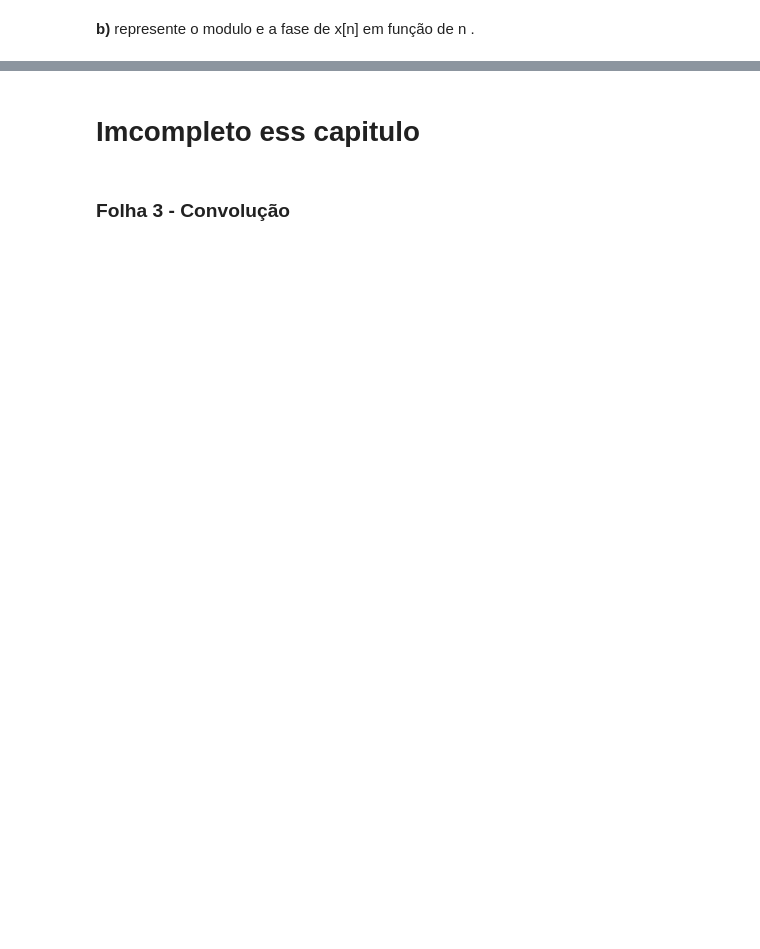
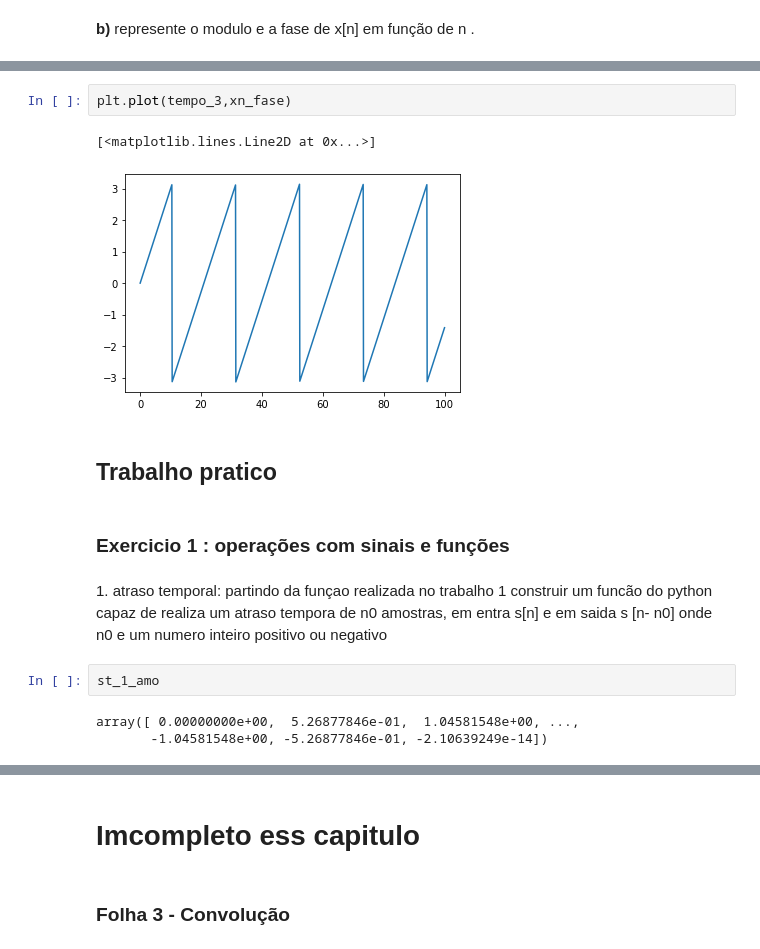
Before and after one commit to bosshentai/Processing-signal, a Jupyter notebook: python/Sistemasesinais.ipynb, the cells around one changed output, grey strips where cells are left out. Saved outputs shown, nothing was run; the diff lists cells and outputs as text; blank space fills up the shorter version.

```diff
--- a/python/Sistemasesinais.ipynb
+++ b/python/Sistemasesinais.ipynb
@@ -299,0 +297,16 @@ array([0.        , 0.33333333, 0.66666667, 1.        , 1.33333333,
+# %%
+plt.plot(tempo_3,xn_fase)
+# %% [output]
+[<matplotlib.lines.Line2D at 0x...>]
+[figure, added]
+# %% [markdown]
+<h2><strong> Trabalho pratico </strong></h2>
+# %% [markdown]
+<h3> <strong> Exercicio 1 : </strong> operações com sinais e funções </h3>
+# %% [markdown]
+<p>1.  atraso temporal: partindo da funçao realizada no trabalho 1 construir um funcão do python capaz de realiza um atraso tempora de n0 amostras, em entra s[n] e em saida s [n- n0] onde n0 e um numero inteiro positivo ou negativo </p>
+# %%
+st_1_amo
+# %% [output]
+array([ 0.00000000e+00,  5.26877846e-01,  1.04581548e+00, ...,
+       -1.04581548e+00, -5.26877846e-01, -2.10639249e-14])
```
Also changed, not shown: parts of 8 cells of this notebook.
